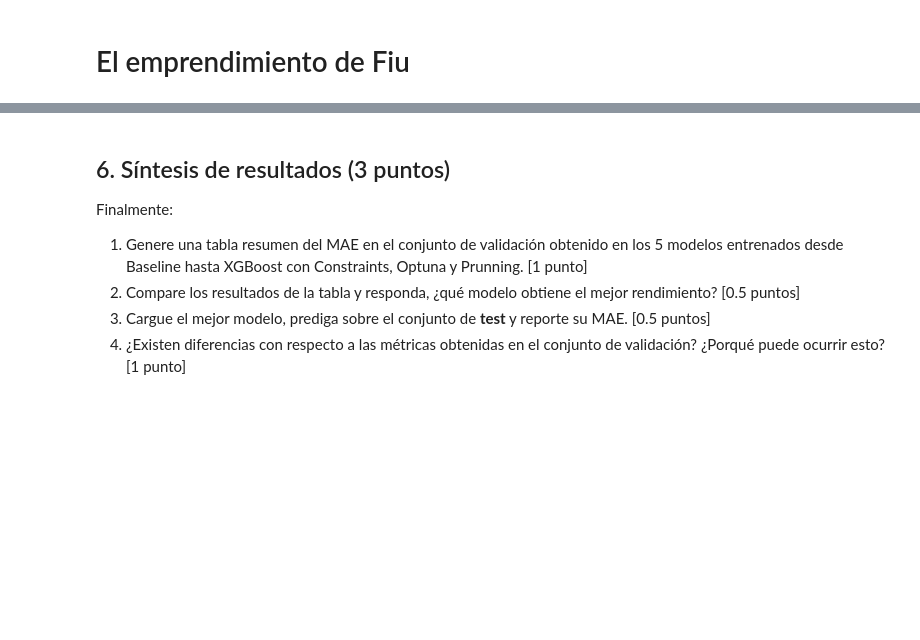
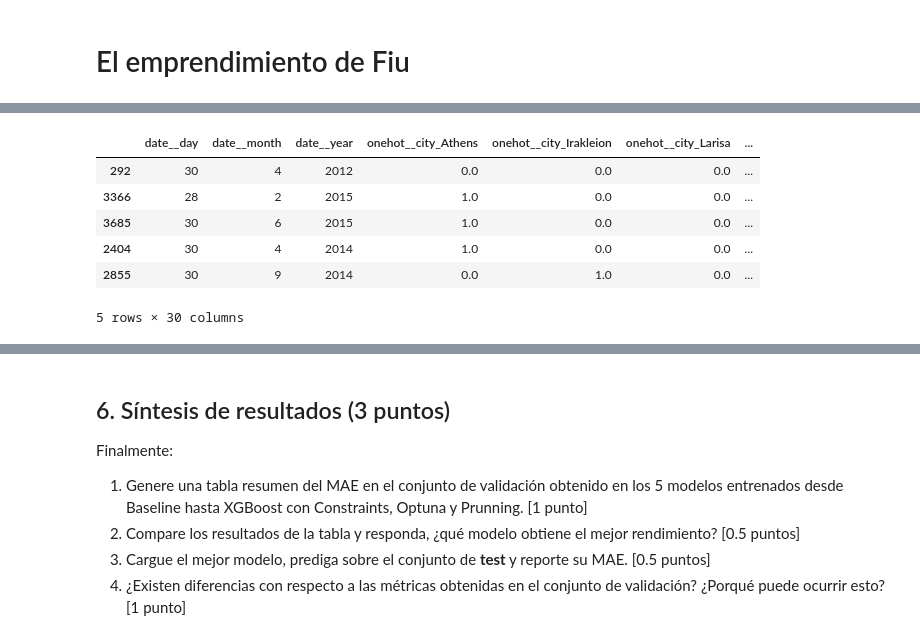
Before and after one commit to frpezzolla/lab_mds, a Jupyter notebook: lab_9/Lab_9_enunciado.ipynb, the cells around one changed output, grey strips where cells are left out. Saved outputs shown, nothing was run; the diff lists cells and outputs as text; code cells hidden in the pictures; blank space fills up the shorter version.

```diff
--- a/lab_9/Lab_9_enunciado.ipynb
+++ b/lab_9/Lab_9_enunciado.ipynb
@@ -201,0 +107,12 @@ Comente sus resultados:
+# %%
+from sklearn.preprocessing import FunctionTransformer
+
+def date_splitter(X):
+    X = pd.to_datetime(X['date'], format='%d/%m/%y')
+    return pd.DataFrame({
+        'day': X.dt.day.astype('category'),
+        'month': X.dt.month.astype('category'),
+        'year': X.dt.year.astype('category')
+    })
+
+date_transformer = FunctionTransformer(date_splitter)
@@ -201,0 +121,14 @@ Comente sus resultados:
+# %%
+from sklearn.compose import ColumnTransformer
+from sklearn.preprocessing import OneHotEncoder, StandardScaler
+
+col_transformer = ColumnTransformer(
+    transformers=[
+        ('date', date_transformer, ['date']),
+        ('onehot', OneHotEncoder(sparse_output=False), ['city', 'shop', 'brand', 'container', 'capacity']),
+        ('scaler', StandardScaler(), ['lat', 'long', 'pop', 'price'])
+    ],
+    remainder='passthrough'
+)
+
+# col_transformer.set_output(transform='pandas')
@@ -201,0 +137,8 @@ Comente sus resultados:
+# %%
+from sklearn.pipeline import Pipeline
+from sklearn.dummy import DummyRegressor
+
+pipe_dummy = Pipeline([
+    ('preprocessor', col_transformer),
+    ('regressor', DummyRegressor(strategy='mean'))
+])
@@ -201,0 +147,8 @@ Comente sus resultados:
+# %%
+pipe_dummy.fit(X_train, y_train)
+
+from sklearn.metrics import mean_absolute_error
+
+y_pred_dev = pipe_dummy.predict(X_dev)
+mae_baseline = mean_absolute_error(y_dev, y_pred_dev)
+mae_baseline
@@ -201,0 +217,11 @@ Comente sus resultados:
+# %%
+df_ = col_transformer.fit_transform(X_train)
+df_.head()
+# %% [output]
+|  | date__day | date__month | date__year | onehot__city_Athens | onehot__city_Irakleion | onehot__city_Larisa | ... |
+| 292 | 30 | 4 | 2012 | 0.0 | 0.0 | 0.0 | ... |
+| 3366 | 28 | 2 | 2015 | 1.0 | 0.0 | 0.0 | ... |
+| 3685 | 30 | 6 | 2015 | 1.0 | 0.0 | 0.0 | ... |
+| 2404 | 30 | 4 | 2014 | 1.0 | 0.0 | 0.0 | ... |
+| 2855 | 30 | 9 | 2014 | 0.0 | 1.0 | 0.0 | ... |
+5 rows × 30 columns
```
Also changed, not shown: parts of 66 cells of this notebook, 6 other files.
